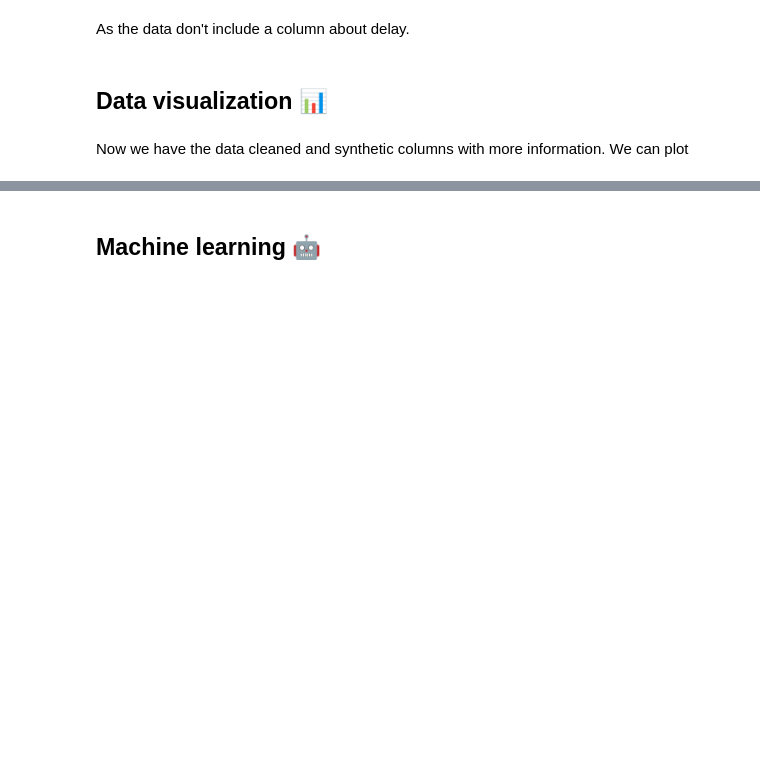
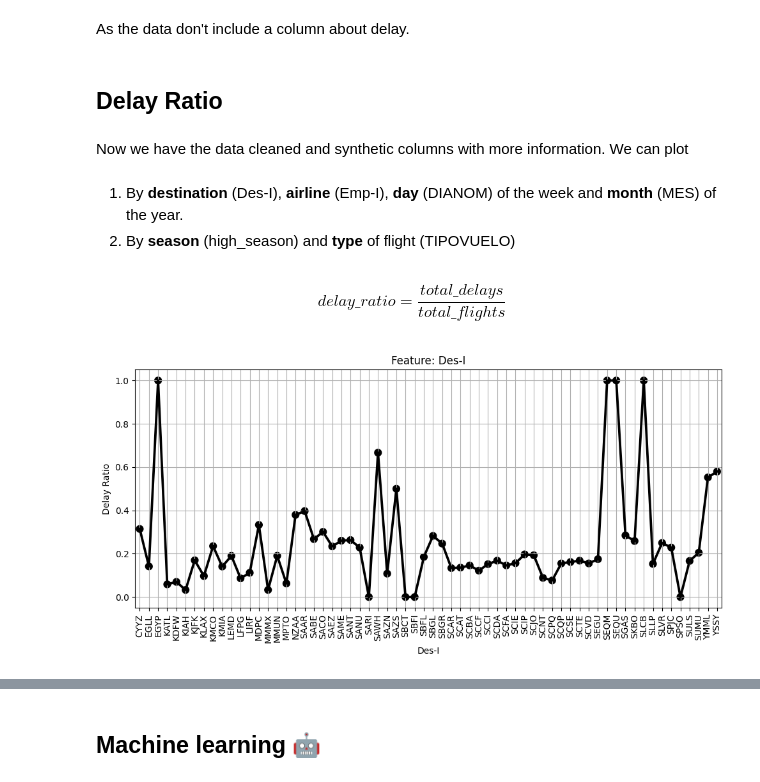
Before and after one commit to bemarchant/test-latam-challenge, a Jupyter notebook: solution.ipynb, the cells around one changed output, grey strips where cells are left out. Drawn from its saved outputs; the diff is of its cells as text; code cells hidden in the pictures; blank space fills up the shorter version.

Commit message:
feature: first approach to delay_ratio

```diff
--- a/solution.ipynb
+++ b/solution.ipynb
@@ -74,14 +74,23 @@ df['Fecha-I'] = pd.to_datetime(df['Fecha-I'])
 df['Fecha-O'] = pd.to_datetime(df['Fecha-O'])
 # %%
 df_synth = pd.DataFrame()
-
 df_synth['high_season'] = np.where(pd.to_datetime(df['Fecha-I']).map(is_high_season),1,0)
 df_synth['min_diff'] = (df['Fecha-I'].dt.hour - df['Fecha-O'].dt.hour)*60 + (df['Fecha-I'].dt.minute - df['Fecha-O'].dt.minute)
 df_synth['delay_15'] = np.where(df_synth['min_diff'].map(lambda x: x < 0 and np.abs(x) > 15), 1, 0)
 df_synth['period_day'] = pd.to_datetime(df['Fecha-I']).map(which_period_day)
+df_synth.to_csv('synthetic_features.csv', index=False)
 
-df_synth.to_csv('synthetic_features.csv', index=False)
+df = pd.concat([df, df_synth], axis=1)
-# %% [markdown]
-## Data visualization 📊
+# %% [markdown]
+## Delay Ratio
 # %% [markdown]
 Now we have the data cleaned and synthetic columns with more information. We can plot
+# %% [markdown]
+1. By  **destination** (Des-I), **airline** (Emp-I), **day** (DIANOM) of the week and **month** (MES) of the year.
+2. By **season** (high_season) and **type** of flight (TIPOVUELO)
+# %% [markdown]
+$$ delay\_ratio = \frac{total\_delays}{total\_flights} $$
+# %%
+plot_rate_delay(df, ['Des-I'])
+# %% [output]
+[figure, added]
```
Also changed, not shown: parts of 3 cells of this notebook.
